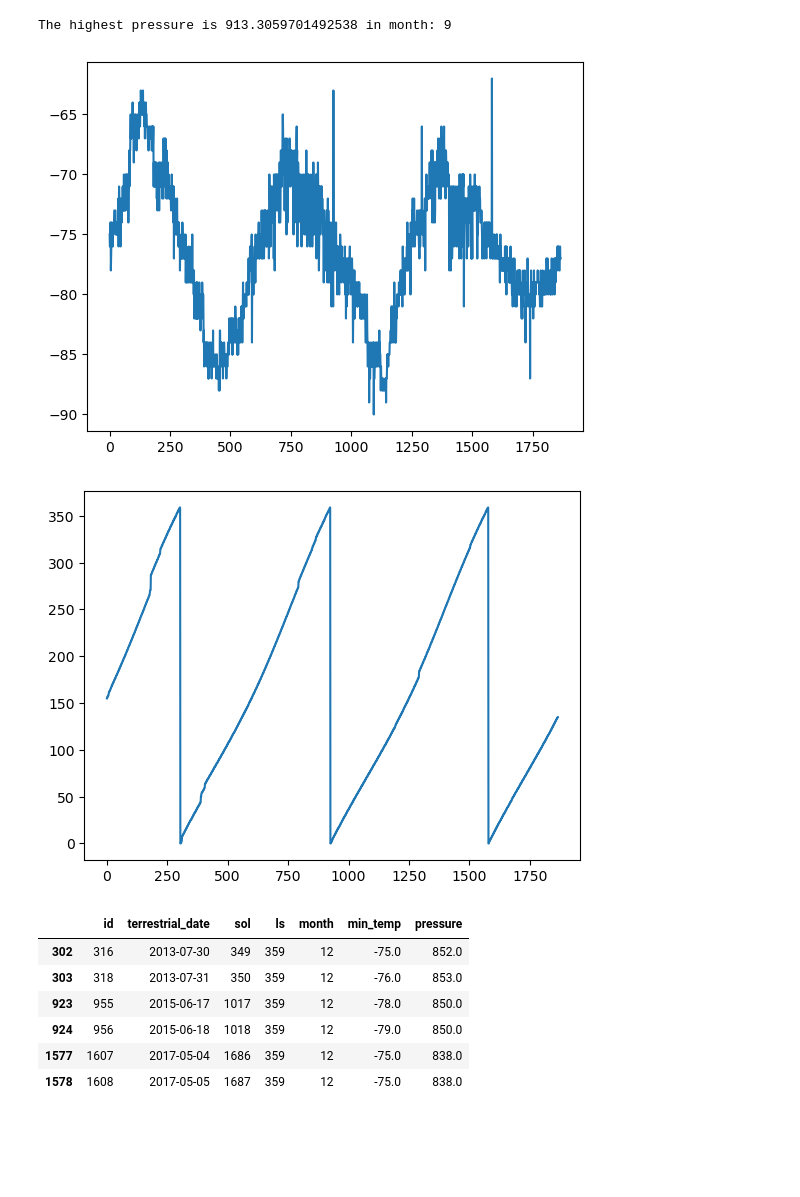
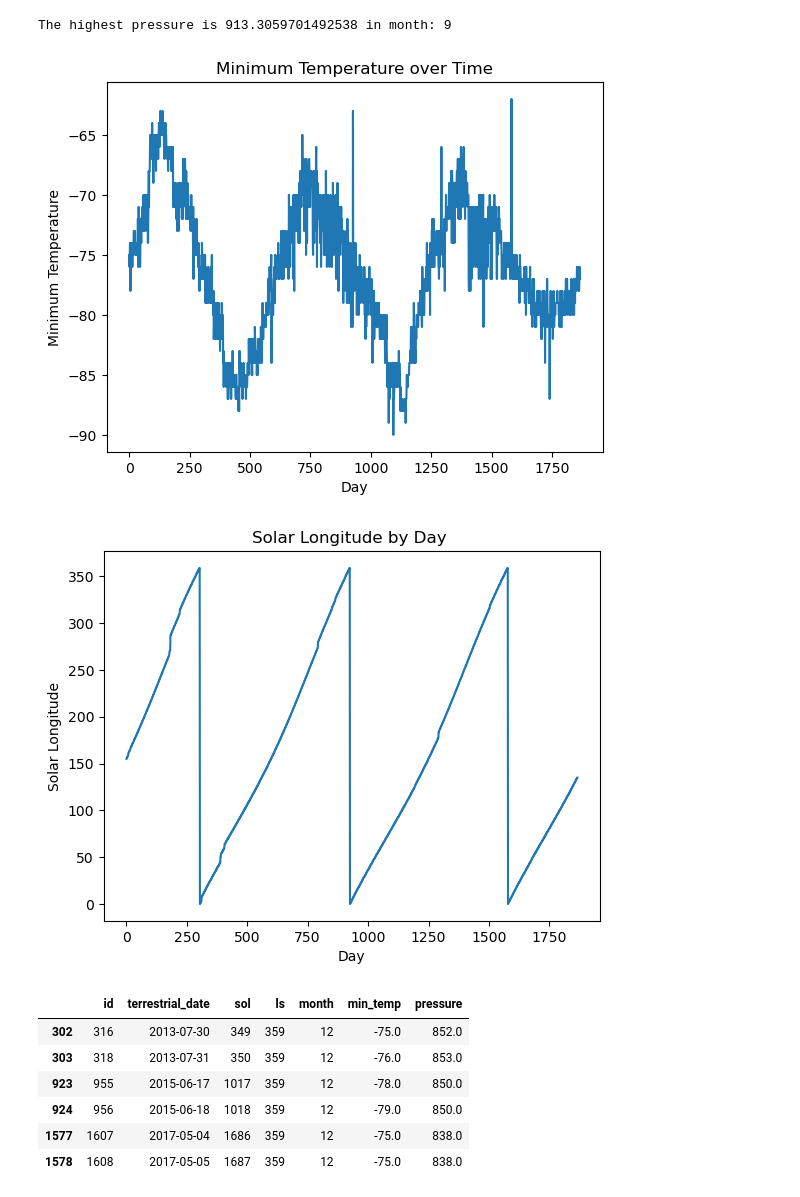
Before and after one commit to mwehner2022/Mission-to-Mars, a Jupyter notebook: part_2_mars_weather.ipynb, the cells around one changed output. Drawn from its saved outputs; the diff is of its cells as text; code cells hidden in the pictures; blank space fills up the shorter version.

Commit message:
images and graphs titles

```diff
--- a/part_2_mars_weather.ipynb
+++ b/part_2_mars_weather.ipynb
@@ -294,17 +294,23 @@ The highest pressure is 913.3059701492538 in month: 9
 # %%
 # 5. How many terrestrial (earth) days are there in a Martian year?
 mars_df['min_temp'].plot()
+plt.xlabel("Day")
+plt.ylabel("Minimum Temperature")
+plt.title('Minimum Temperature over Time')
 plt.show()
 # %% [output]
-[figure, old version]
+[figure, new version]
 # %%
 #plot the ls (solar longitude) cycles to see the graph more clearly
 #note as 'ls' reaches 360 it then restarts at 0
 #AKA how long it takes for it to go around the sun
 mars_df['ls'].plot()
+plt.xlabel("Day")
+plt.ylabel("Solar Longitude")
+plt.title('Solar Longitude by Day ')
 plt.show()
 # %% [output]
-[figure, old version]
+[figure, new version]
 # %%
 #print mars data frame when 'ls' is greater than or equal to 359
 #note that the equivalent 'terrestrial_date' jumps about 2 years between cycles
```
Also changed, not shown: 5 other files.
